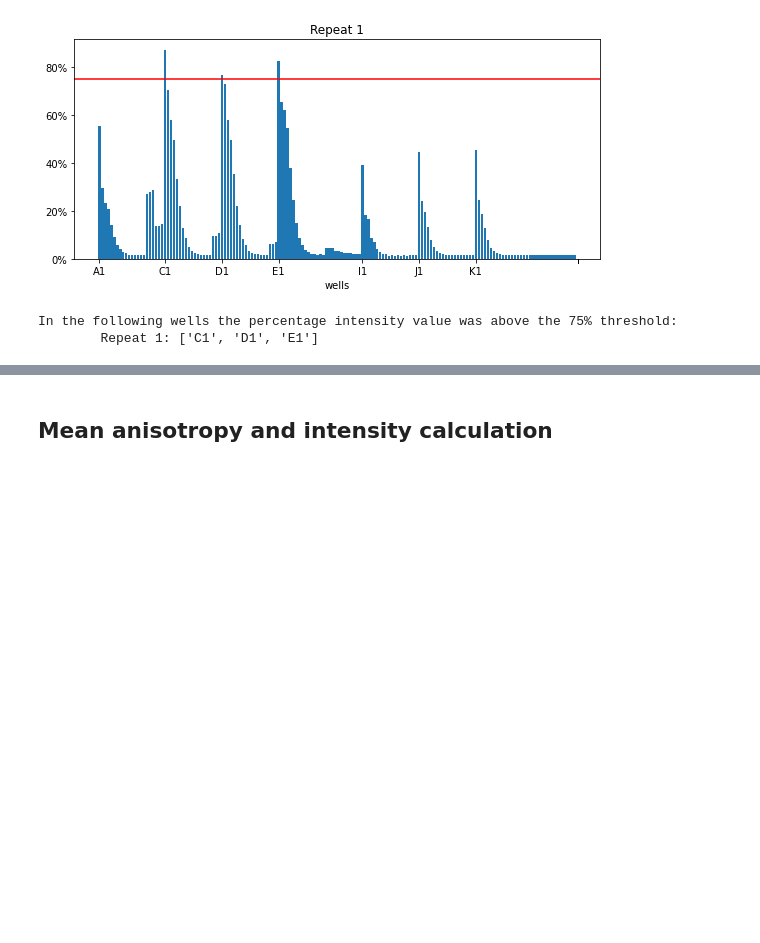
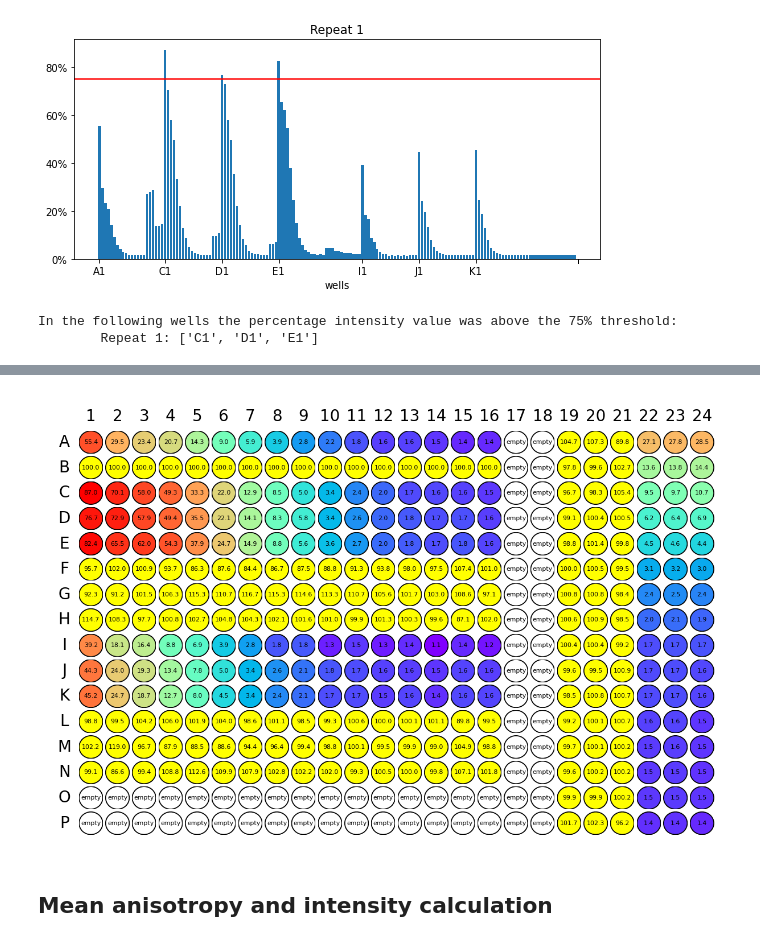
Before and after one commit to mariuszlas/fluanisotropyanalysis, a Jupyter notebook: docs/demo/competition experiment demo file.ipynb, the cells around one changed output, grey strips where cells are left out. Cells and saved outputs as stored; diff of their text form; code cells hidden in the pictures; blank space fills up the shorter version.

```diff
--- a/docs/demo/competition experiment demo file.ipynb
+++ b/docs/demo/competition experiment demo file.ipynb
@@ -85,3 +94,7 @@ In the following wells the percentage intensity value was above the 75% threshol
+# %%
+my_data.visualise(colorby=('repeat_1', 'i_percent'), labelby=('repeat_1', 'i_percent'), scale='log')
+# %% [output]
+[figure, added]
 # %% [markdown]
 <h2>Mean anisotropy and intensity calculation</h2>
 # %% [markdown]
```
Also changed, not shown: parts of 55 cells of this notebook, 1 other file.
